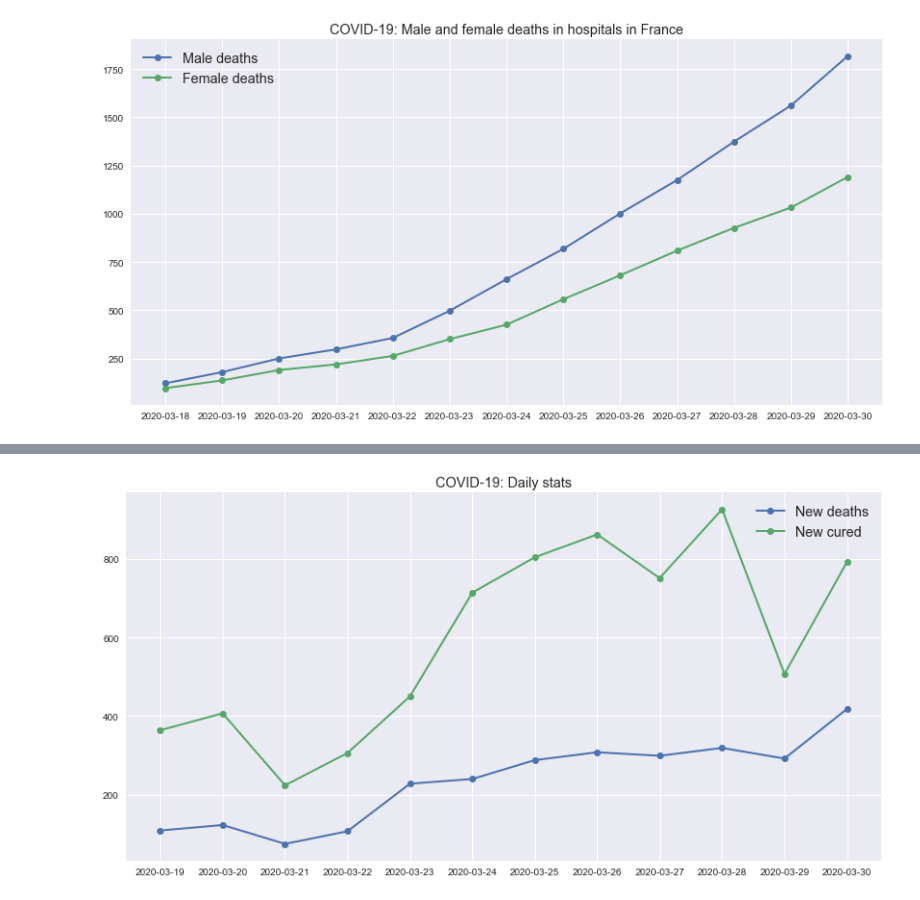
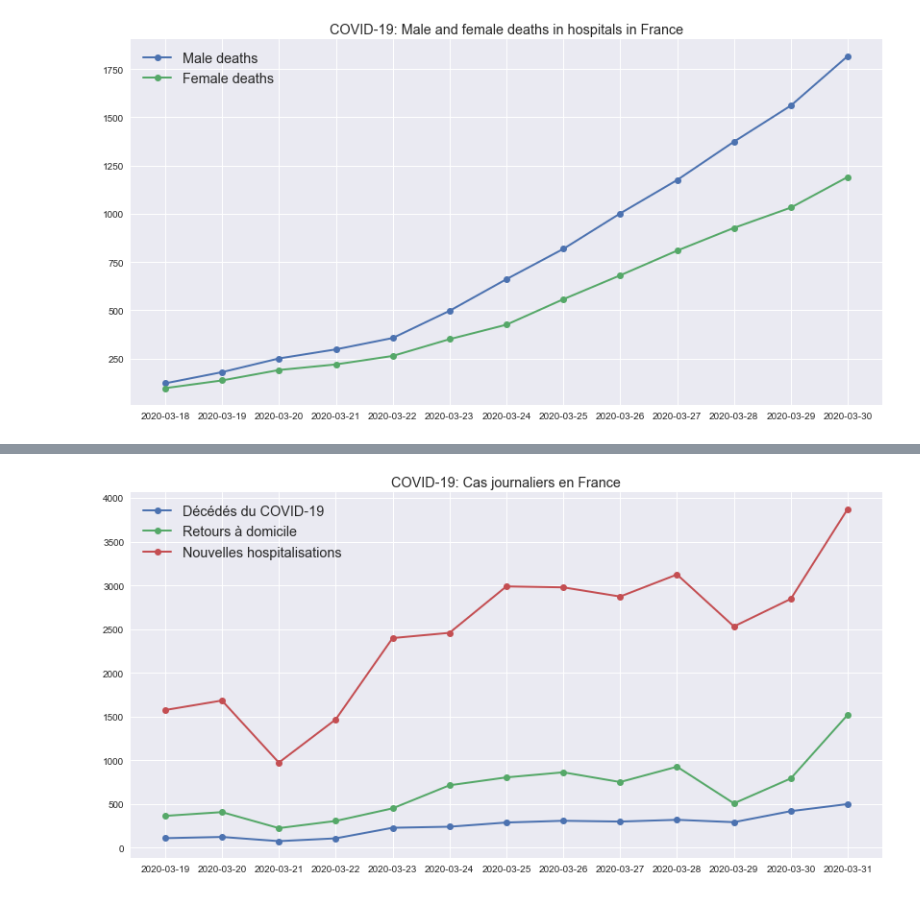
Before and after one commit to Oryon/covid-19, a Jupyter notebook: covid19_france.ipynb, the cells around one changed output, grey strips where cells are left out. Saved outputs shown, nothing was run; the diff lists cells and outputs as text; code cells hidden in the pictures.

```diff
--- a/covid19_france.ipynb
+++ b/covid19_france.ipynb
@@ -13,3 +13,7 @@ data.tail(5)
 | 3939 | 976 | 0 | 2020-03-30 | 0 | 0 | 0 | 0 |
 | 3940 | 976 | 1 | 2020-03-30 | 0 | 0 | 0 | 0 |
 | 3941 | 976 | 2 | 2020-03-30 | 0 | 0 | 0 | 0 |
+# %%
+manual_data = pd.DataFrame([[0, 0, "2020-03-31", 22800 , 5565, 7923+1520, 3024+499]], columns=data.columns)
+data = data.append(manual_data)
+data.tail(5)
@@ -97,0 +111,4 @@ data_diff_unisex
+# %%
+# diff hospitalisés = Nombre d'arrivées - Nombre rad - Nombre dc
+arrivees = data_diff_unisex['hosp'] + data_diff_unisex['dc'] + data_diff_unisex['rad']
+arrivees
@@ -98,12 +132,13 @@ data_diff_unisex
 # %%
 fig, ax = plt.subplots(figsize=(14,7))
-plt.plot(data_diff_unisex.index, data_diff_unisex['dc'], label='New deaths', linewidth=2, marker='o')
-plt.plot(data_diff_unisex.index, data_diff_unisex['rad'], label='New cured', linewidth=2, marker='o')
+plt.plot(data_diff_unisex.index, data_diff_unisex['dc'], label='Décédés du COVID-19', linewidth=2, marker='o')
+plt.plot(data_diff_unisex.index, data_diff_unisex['rad'], label='Retours à domicile', linewidth=2, marker='o')
+plt.plot(arrivees.index, arrivees.values, label='Nouvelles hospitalisations', linewidth=2, marker='o')
 #plt.plot(data_sum_unisex.index, data_sum_unisex['rea'], label='In intensive care', linewidth=2, marker='o')
 #plt.plot(data_sum_unisex.index, data_sum_unisex['hosp'], label='In hospital', linewidth=2, marker='o')
 plt.legend(fontsize='x-large')
-ax.set_title('COVID-19: Daily stats', fontsize='x-large')
+ax.set_title('COVID-19: Cas journaliers en France', fontsize='x-large')
 #plt.yscale("log")
 plt.show()
 # %% [output]
-[figure, old version]
+[figure, new version]
```
Also changed, not shown: parts of 7 cells of this notebook, 1 other file.
